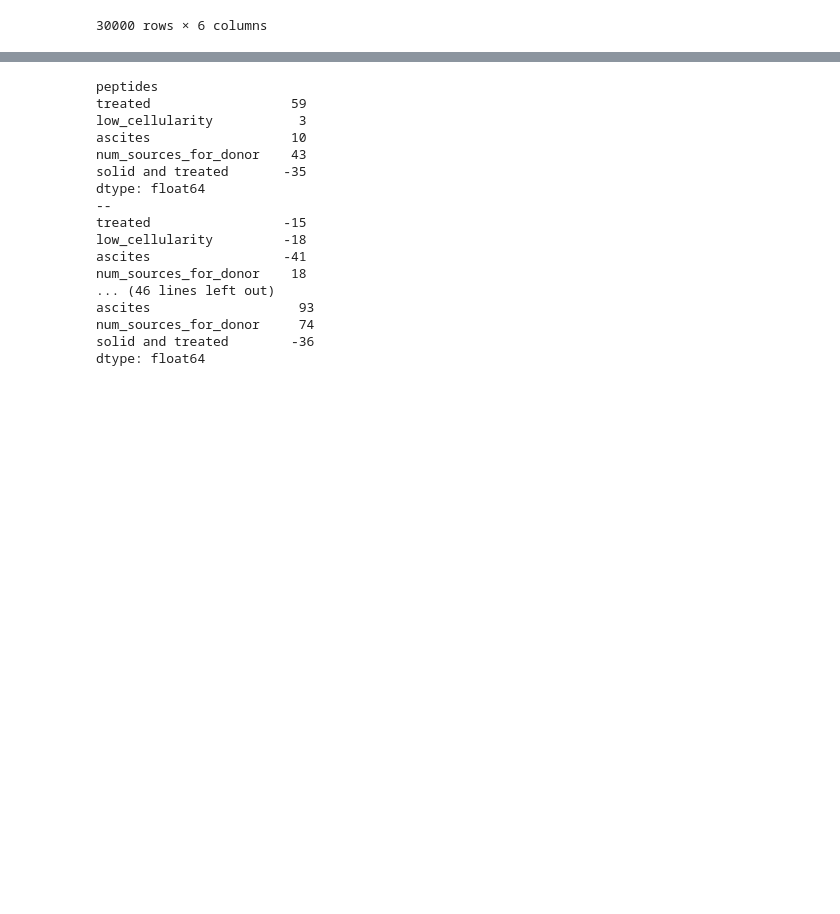
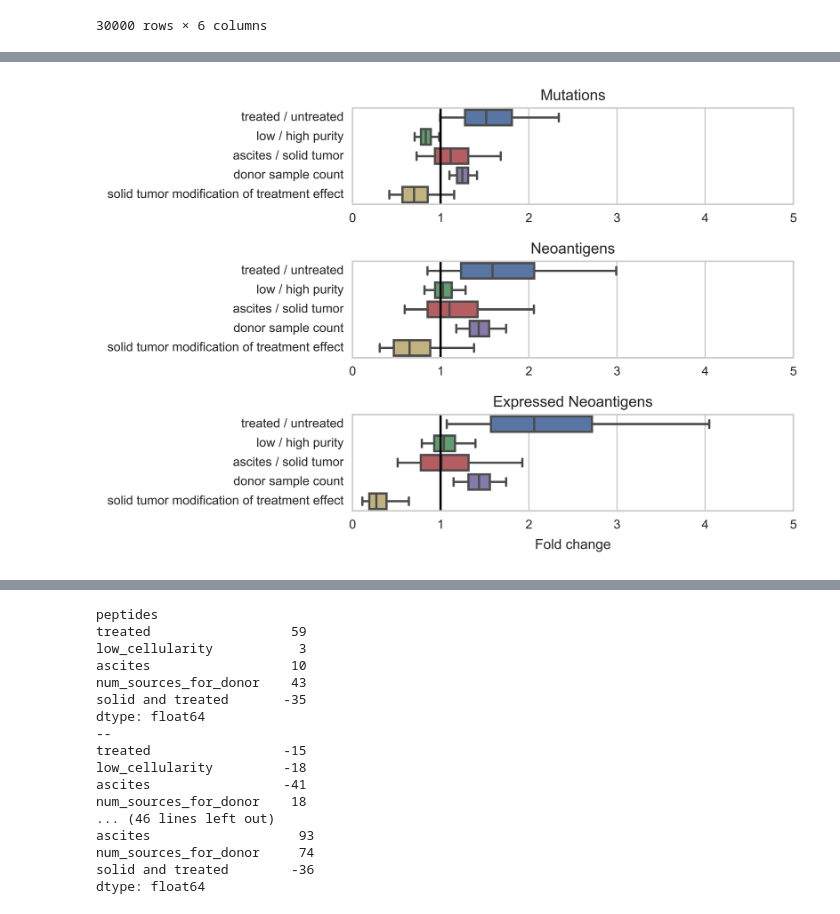
Before and after one commit to hammerlab/paper-aocs-chemo-neoantigens, a Jupyter notebook: notebooks/bayesian model.ipynb, the cells around one changed output, grey strips where cells are left out. Cells and saved outputs as stored; diff of their text form; code cells hidden in the pictures; blank space fills up the shorter version.

```diff
--- a/notebooks/bayesian model.ipynb
+++ b/notebooks/bayesian model.ipynb
@@ -381,14 +386,3 @@ all_fit_coefficients
 | 29998 | 2.788324 | 1.106793 | 0.713818 | 1.616456 | 0.127288 | expressed peptides |
 | 29999 | 1.533376 | 0.893279 | 1.567713 | 1.291556 | 0.421817 | expressed peptides |
 30000 rows × 6 columns
-# %%
-for y_label in fit_results:
-    pyplot.figure()
-    pyplot.title(y_label)
-    seaborn.boxplot(
-        data=all_fit_coefficients[all_fit_coefficients.y_label == y_label],
-        orient="h",
-        whis=[5, 95])
-
-    pyplot.xlabel("Fold change")
-    pyplot.xlim(xmin=0, xmax=5)
@@ -398,0 +389,42 @@ for y_label in fit_results:
+# %%
+renames = {
+    'treated': 'treated / untreated',
+    'ascites': 'ascites / solid tumor',
+    'low_cellularity': 'low / high purity',
+    'solid and treated': 'solid tumor modification of treatment effect',
+    'num_sources_for_donor': 'donor sample count',
+}
+
+seaborn.set_context('paper')
+seaborn.set_style('whitegrid')
+pyplot.figure()
+
+titles_and_ylabels = [
+    ("Mutations", "mutations"),
+    ("Neoantigens", "peptides"),
+    ("Expressed Neoantigens", "expressed peptides"),
+]
+rows = len(titles_and_ylabels)
+
+ax = None
+for (row, (title, y_label)) in enumerate(titles_and_ylabels):
+    ax = pyplot.subplot(rows, 1, row + 1, sharex=ax)
+    pyplot.title(title)
+    sub_df = all_fit_coefficients[all_fit_coefficients.y_label == y_label].copy()
+    sub_df.columns = [renames.get(c, c) for c in sub_df.columns]
+    seaborn.boxplot(
+        data=sub_df,
+        orient="h",
+        whis=[5, 95],
+        showbox=True,
+        showfliers=False)
+
+    if row + 1 == rows:
+        pyplot.xlabel("Fold change")
+    pyplot.axvline(1.0, color="black")
+    pyplot.xlim(xmin=0, xmax=5)
+
+pyplot.tight_layout()
+pyplot.savefig("../figures/bayesian_model_effects.pdf")
+# %% [output]
+[figure, added]
```
Also changed, not shown: parts of 13 cells of this notebook, 1 other file.
